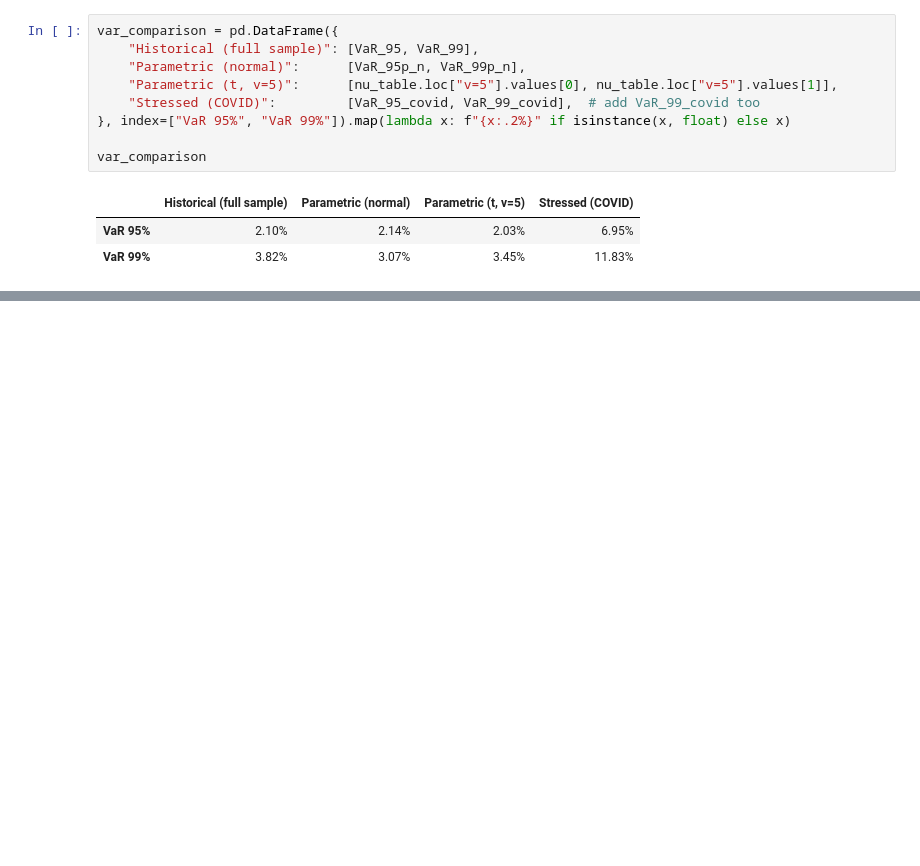
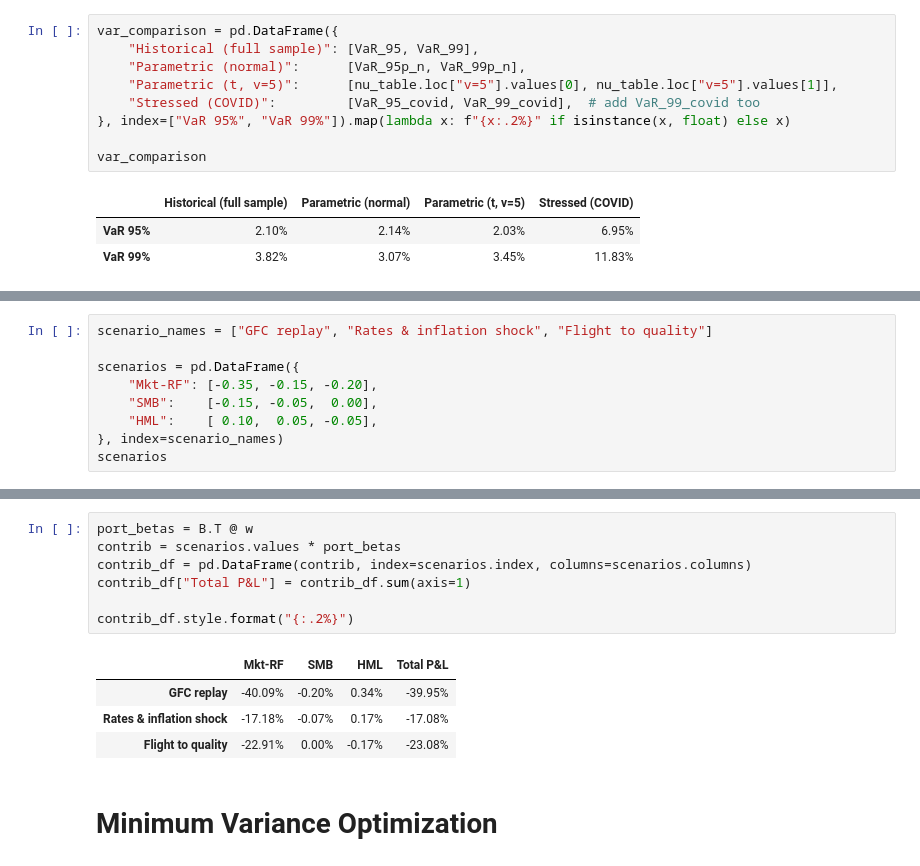
Before and after one commit to NicolasHY/Quant-Projects, a Jupyter notebook: Portfolio Risk Decomposition/main.ipynb, the cells around one changed output, grey strips where cells are left out. Cells and saved outputs as stored; diff of their text form; blank space fills up the shorter version.

```diff
--- a/Portfolio Risk Decomposition/main.ipynb
+++ b/Portfolio Risk Decomposition/main.ipynb
@@ -378,0 +454,9 @@ plt.show()
+# %%
+scenario_names = ["GFC replay", "Rates & inflation shock", "Flight to quality"]
+
+scenarios = pd.DataFrame({
+    "Mkt-RF": [-0.35, -0.15, -0.20],
+    "SMB":    [-0.15, -0.05,  0.00],
+    "HML":    [ 0.10,  0.05, -0.05],
+}, index=scenario_names)
+scenarios
@@ -378,0 +476,14 @@ plt.show()
+# %%
+port_betas = B.T @ w
+contrib = scenarios.values * port_betas
+contrib_df = pd.DataFrame(contrib, index=scenarios.index, columns=scenarios.columns)
+contrib_df["Total P&L"] = contrib_df.sum(axis=1)
+
+contrib_df.style.format("{:.2%}")
+# %% [output]
+|  | Mkt-RF | SMB | HML | Total P&L |
+| GFC replay | -40.09% | -0.20% | 0.34% | -39.95% |
+| Rates & inflation shock | -17.18% | -0.07% | 0.17% | -17.08% |
+| Flight to quality | -22.91% | 0.00% | -0.17% | -23.08% |
+# %% [markdown]
+# Minimum Variance Optimization
```
Also changed, not shown: parts of 13 cells of this notebook.
